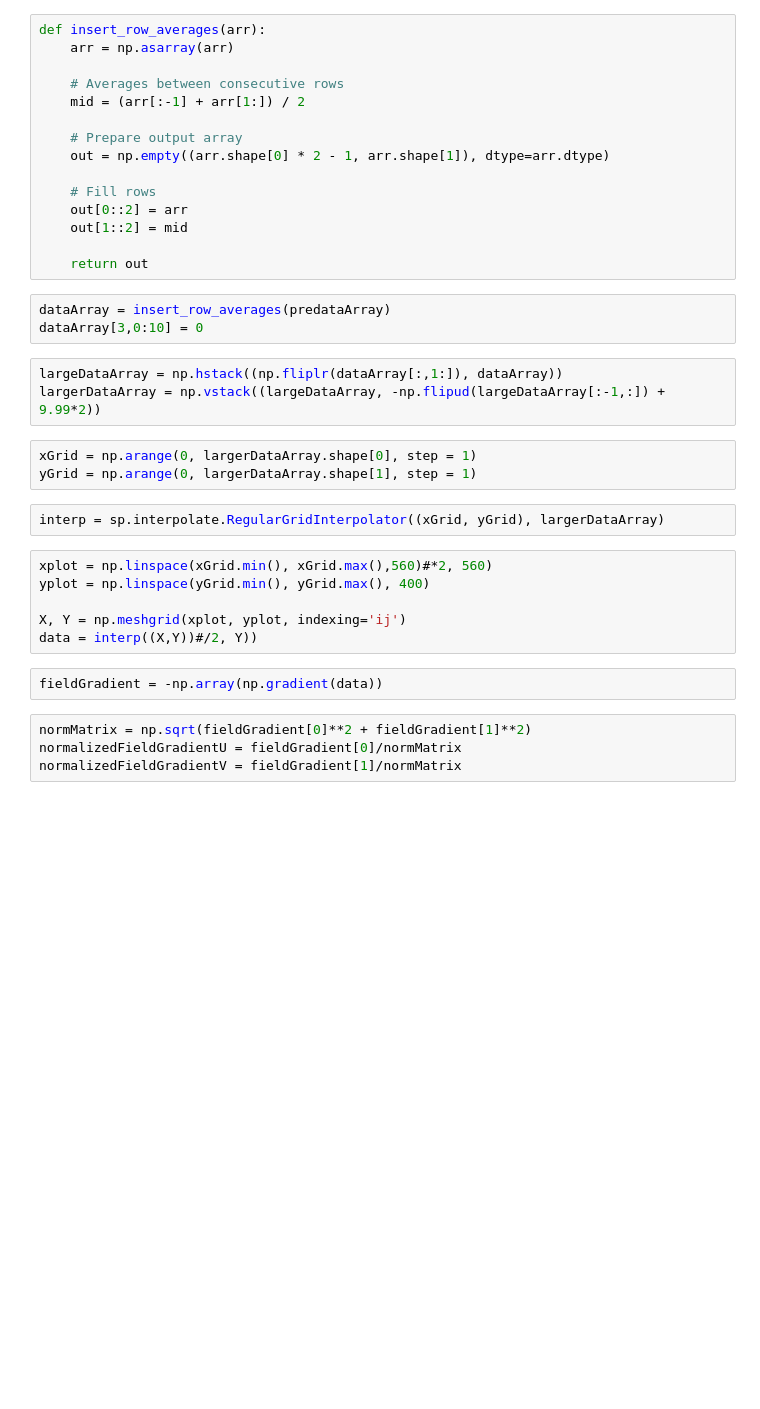
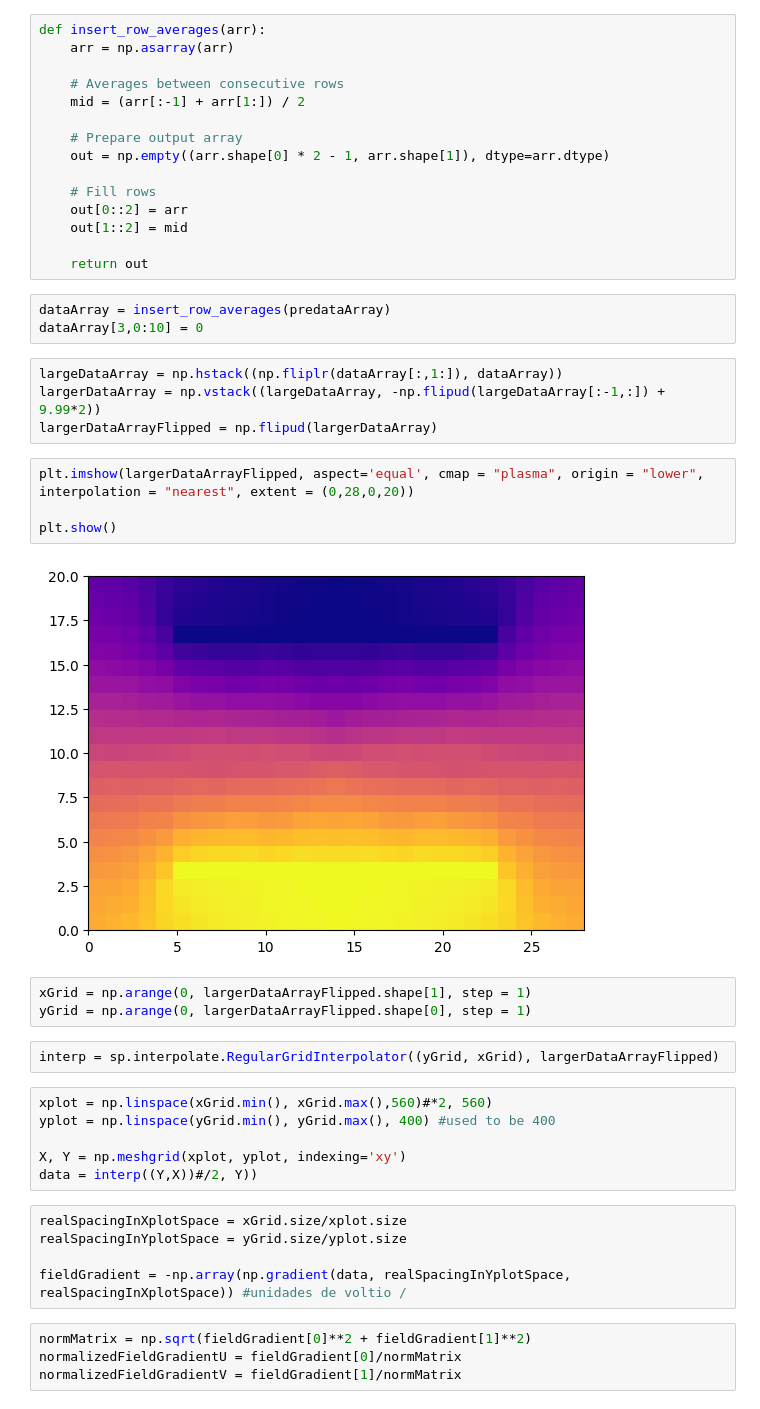
Before and after one commit to Alaviii/PythonPlotting, a Jupyter notebook: Electromagnetismo/practica2equipotenciales/practica2dos.ipynb, the cells around one changed output. Cells and saved outputs as stored; diff of their text form; blank space fills up the shorter version.

```diff
--- a/Electromagnetismo/practica2equipotenciales/practica2dos.ipynb
+++ b/Electromagnetismo/practica2equipotenciales/practica2dos.ipynb
@@ -30,19 +28,29 @@ dataArray[3,0:10] = 0
 # %%
 largeDataArray = np.hstack((np.fliplr(dataArray[:,1:]), dataArray))
 largerDataArray = np.vstack((largeDataArray, -np.flipud(largeDataArray[:-1,:]) + 9.99*2))
+largerDataArrayFlipped = np.flipud(largerDataArray)
+# %%
+plt.imshow(largerDataArrayFlipped, aspect='equal', cmap = "plasma", origin = "lower", interpolation = "nearest", extent = (0,28,0,20))
+
+plt.show()
+# %% [output]
+[figure, added]
 # %%
-xGrid = np.arange(0, largerDataArray.shape[0], step = 1)
-yGrid = np.arange(0, largerDataArray.shape[1], step = 1)
+xGrid = np.arange(0, largerDataArrayFlipped.shape[1], step = 1)
+yGrid = np.arange(0, largerDataArrayFlipped.shape[0], step = 1)
 # %%
-interp = sp.interpolate.RegularGridInterpolator((xGrid, yGrid), largerDataArray)
+interp = sp.interpolate.RegularGridInterpolator((yGrid, xGrid), largerDataArrayFlipped)
 # %%
 xplot = np.linspace(xGrid.min(), xGrid.max(),560)#*2, 560)
-yplot = np.linspace(yGrid.min(), yGrid.max(), 400)
+yplot = np.linspace(yGrid.min(), yGrid.max(), 400) #used to be 400
 
-X, Y = np.meshgrid(xplot, yplot, indexing='ij')
-data = interp((X,Y))#/2, Y))
+X, Y = np.meshgrid(xplot, yplot, indexing='xy')
+data = interp((Y,X))#/2, Y))
 # %%
-fieldGradient = -np.array(np.gradient(data))
+realSpacingInXplotSpace = xGrid.size/xplot.size
+realSpacingInYplotSpace = yGrid.size/yplot.size
+
+fieldGradient = -np.array(np.gradient(data, realSpacingInYplotSpace, realSpacingInXplotSpace)) #unidades de voltio /
 # %%
 normMatrix = np.sqrt(fieldGradient[0]**2 + fieldGradient[1]**2)
 normalizedFieldGradientU = fieldGradient[0]/normMatrix
```
Also changed, not shown: parts of 7 cells of this notebook, 8 other files.
